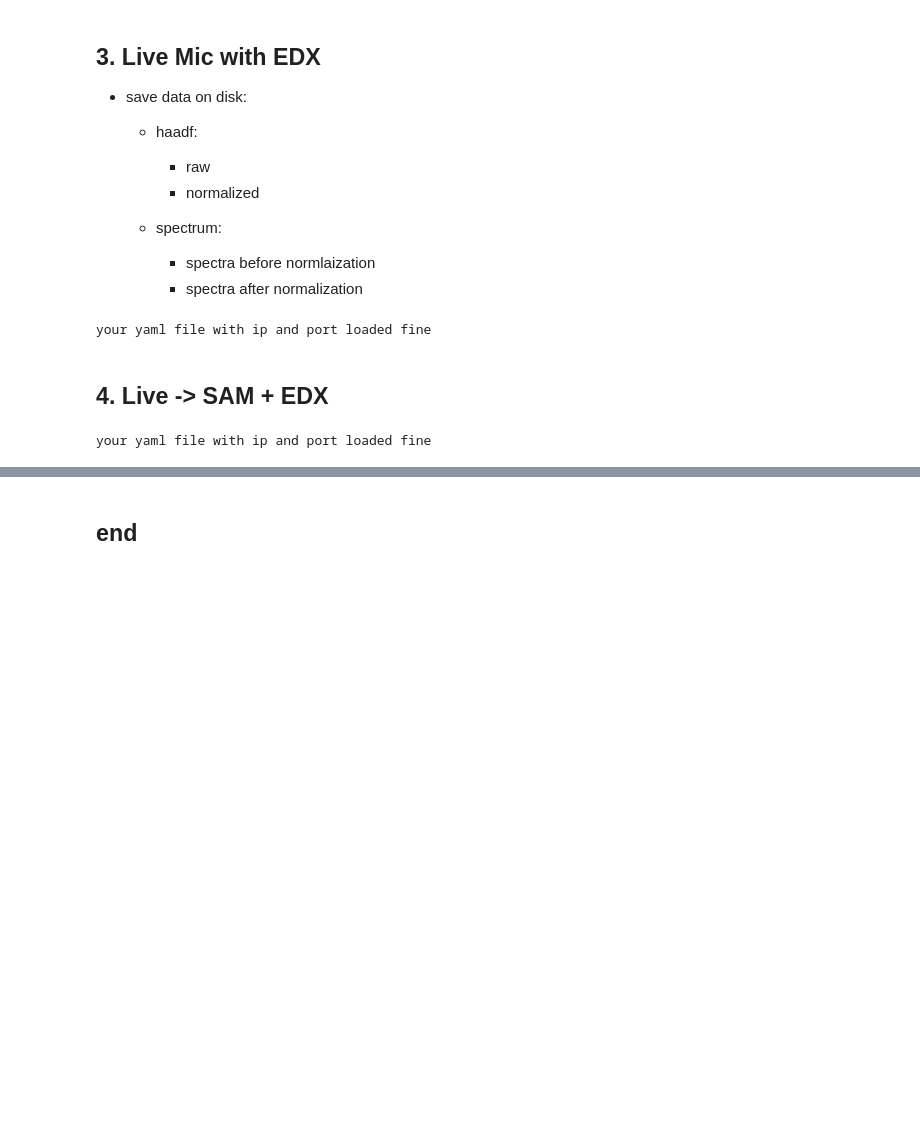
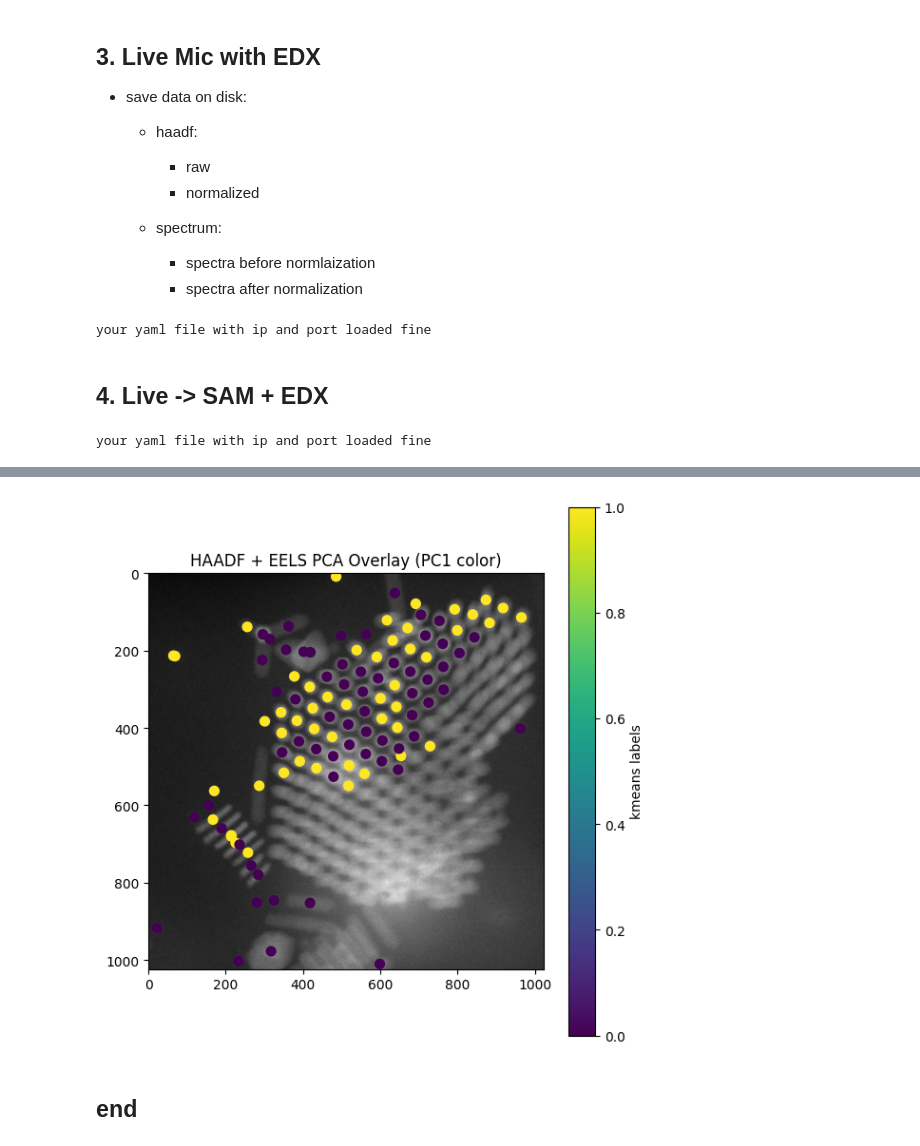
Before and after one commit to pycroscopy/pyAutoMic, a Jupyter notebook: TEM/stemOrchestrator/notebooks/multimodal-data-process/point-wise-EDX-spectrum.ipynb, the cells around one changed output, grey strips where cells are left out. Saved outputs shown, nothing was run; the diff lists cells and outputs as text; code cells hidden in the pictures; blank space fills up the shorter version.

```diff
--- a/TEM/stemOrchestrator/notebooks/multimodal-data-process/point-wise-EDX-spectrum.ipynb
+++ b/TEM/stemOrchestrator/notebooks/multimodal-data-process/point-wise-EDX-spectrum.ipynb
@@ -1520,2 +1446,13 @@ plt.show()
+# %%
+plt.figure(figsize=(6, 6))
+plt.imshow(haadf, cmap="gray")
+plt.scatter(xs, ys, c=cluster_labels, s=50)
+plt.title("HAADF + EELS PCA Overlay (PC1 color)")
+plt.colorbar(label="kmeans labels", cmap="magma")
+plt.tight_layout()
+# plt.savefig("/mnt/data/overlay_plot.png", dpi=160)
+plt.show()
+# %% [output]
+[figure, added]
 # %% [markdown]
 ## end
```
Also changed, not shown: parts of 18 cells of this notebook, 1 other file.
